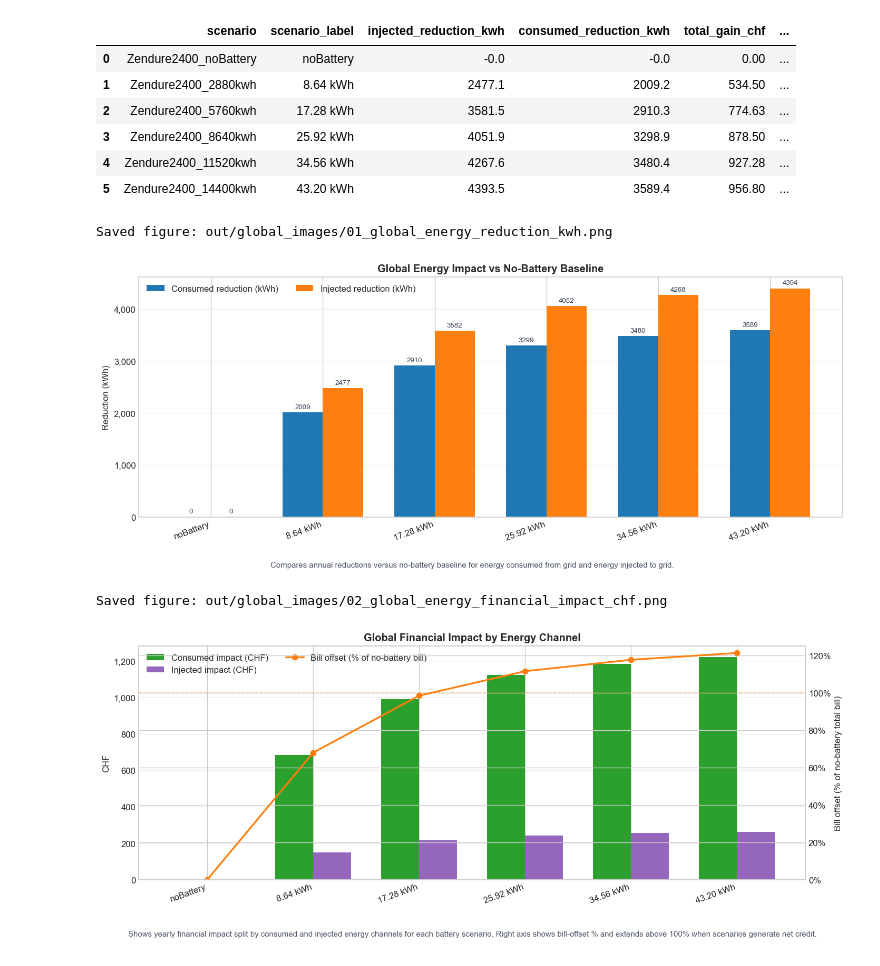
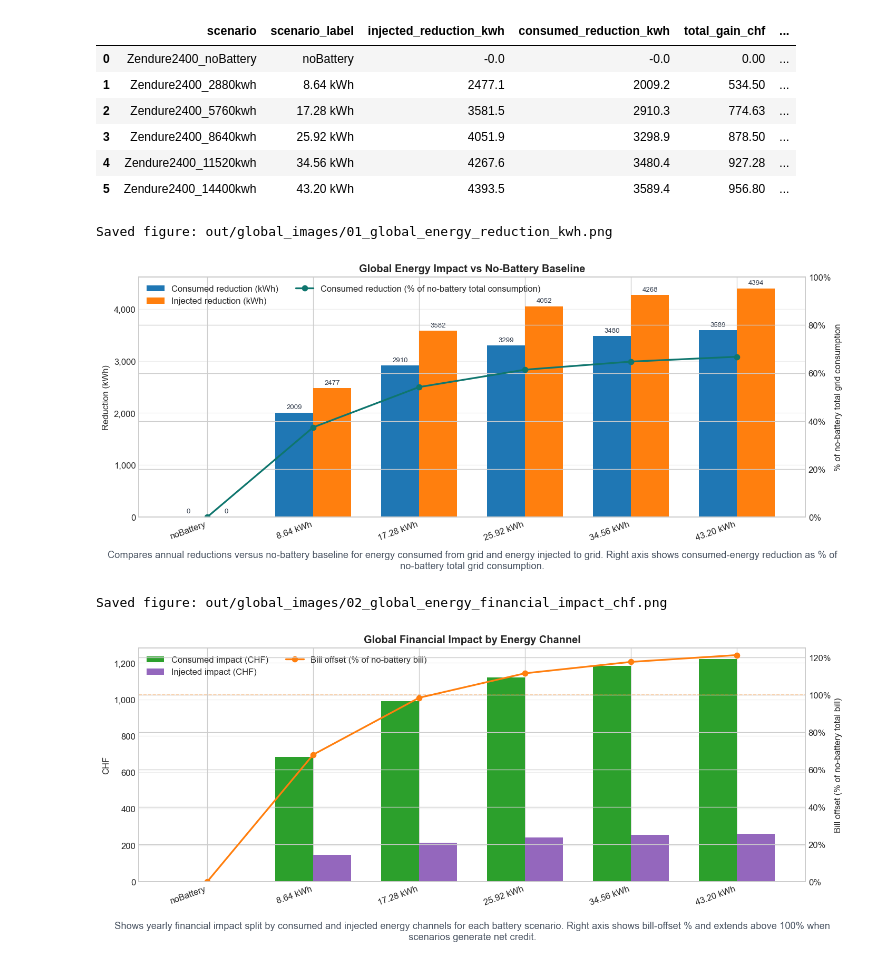
Before and after one commit to nicoMeynet/BatterySimu, a Jupyter notebook: battery_comparison_global.ipynb, the cells around one changed output. Drawn from its saved outputs; the diff is of its cells as text; code cells hidden in the pictures.

Commit message:
visual improvment and graph improvements

```diff
--- a/battery_comparison_global.ipynb
+++ b/battery_comparison_global.ipynb
@@ -84,6 +84,15 @@ for file in FILES:
         if bill_reduction_pct_vs_no_battery not in (None, "")
         else np.nan
     )
+    grid_consumed_without_battery_kwh = float(rent.get("grid_consumed_without_battery_kwh", np.nan) or np.nan)
+    grid_consumed_with_battery_kwh = float(rent.get("grid_consumed_with_battery_kwh", np.nan) or np.nan)
+    grid_consumed_reduction_kwh_total = float(rent.get("grid_consumed_reduction_kwh", consumed_reduction_kwh) or 0)
+    grid_consumed_reduction_pct_vs_no_battery = rent.get("grid_consumed_reduction_pct_vs_no_battery", np.nan)
+    grid_consumed_reduction_pct_vs_no_battery = (
+        float(grid_consumed_reduction_pct_vs_no_battery)
+        if grid_consumed_reduction_pct_vs_no_battery not in (None, "")
+        else np.nan
+    )
     annualized_gain_chf = float(rent.get("annualized_gain_chf", 0) or 0)
     amortization_years = rent.get("amortization_years", np.nan)
     amortization_years = float(amortization_years) if amortization_years not in (None, "") else np.nan
@@ -118,6 +127,10 @@ for file in FILES:
             "bill_with_battery_chf": bill_with_battery_chf,
             "bill_reduction_chf": bill_reduction_chf,
             "bill_reduction_pct_vs_no_battery": bill_reduction_pct_vs_no_battery,
+            "grid_consumed_without_battery_kwh": grid_consumed_without_battery_kwh,
+            "grid_consumed_with_battery_kwh": grid_consumed_with_battery_kwh,
+            "grid_consumed_reduction_kwh_total": grid_consumed_reduction_kwh_total,
+            "grid_consumed_reduction_pct_vs_no_battery": grid_consumed_reduction_pct_vs_no_battery,
             "annualized_gain_chf": annualized_gain_chf,
             "amortization_years": amortization_years,
             "cycles_per_year": cycles_per_year,
@@ -191,37 +204,75 @@ ax.set_ylabel("Reduction (kWh)")
 ax.set_xticks(x)
 ax.set_xticklabels(plot_df["scenario_label"], rotation=20, ha="right")
 ax.yaxis.set_major_formatter(FuncFormatter(lambda v, _: f"{v:,.0f}"))
-ax.legend(frameon=False, ncol=2)
+
+legend_handles, legend_labels = ax.get_legend_handles_labels()
 
 for bars in (bars1, bars2):
     for b in bars:
         h = b.get_height()
         ax.text(
             b.get_x() + b.get_width() / 2,
             h + max(10, 0.01 * plot_df[["consumed_reduction_kwh", "injected_reduction_kwh"]].to_numpy().max()),
             f"{h:.0f}",
             ha="center",
             va="bottom",
             fontsize=8,
             color="#374151",
         )
 
+no_battery_rows = plot_df[plot_df["total_kwh"] == 0]
+consumption_baseline_kwh = (
+    float(no_battery_rows.iloc[0]["grid_consumed_without_battery_kwh"])
+    if not no_battery_rows.empty and pd.notna(no_battery_rows.iloc[0].get("grid_consumed_without_battery_kwh", np.nan))
+    else None
+)
+
+if consumption_baseline_kwh and consumption_baseline_kwh > 0:
+    consumed_reduction_pct = (plot_df["consumed_reduction_kwh"] / consumption_baseline_kwh) * 100.0
+    ax2 = ax.twinx()
+    ax2.plot(
+        x,
+        consumed_reduction_pct,
+        color="#0f766e",
+        marker="o",
+        linewidth=2,
+        label="Consumed reduction (% of no-battery total consumption)",
+    )
+    pct_max = float(np.nanmax(consumed_reduction_pct)) if len(consumed_reduction_pct) else 100.0
+    pct_upper = max(100.0, np.ceil(pct_max / 5.0) * 5.0)
+    ax2.set_ylim(0, pct_upper)
+    ax2.set_ylabel("% of no-battery total grid consumption")
+    ax2.yaxis.set_major_formatter(FuncFormatter(lambda v, _: f"{v:.0f}%"))
+    h2, l2 = ax2.get_legend_handles_labels()
+    legend_handles += h2
+    legend_labels += l2
+
+ax.legend(legend_handles, legend_labels, frameon=False, ncol=2)
 ax.grid(axis="y", alpha=0.3)
+
+footnote = (
+    "Compares annual reductions versus no-battery baseline for energy consumed from grid and energy injected to grid."
+)
+if consumption_baseline_kwh and consumption_baseline_kwh > 0:
+    footnote += " Right axis shows consumed-energy reduction as % of no-battery total grid consumption."
+else:
+    footnote += " Re-run simulations with updated JSON fields to display the right-hand % axis."
+
 fig.text(
     0.5,
     0.01,
-    "Compares annual reductions versus no-battery baseline for energy consumed from grid and energy injected to grid.",
+    footnote,
     ha="center",
-    fontsize=9,
+    fontsize=11,
     color="#4b5563",
     wrap=True,
 )
 plt.tight_layout(rect=[0, 0.06, 1, 1])
 export_current_figure("01_global_energy_reduction_kwh")
 plt.show()
 # %% [output]
 Saved figure: out/global_images/01_global_energy_reduction_kwh.png
-[figure, old version]
+[figure, new version]
 # %%
 plot_df = df_global.copy()
 x = np.arange(len(plot_df))
@@ -320,7 +371,7 @@ fig.text(
     0.01,
     footnote,
     ha="center",
-    fontsize=9,
+    fontsize=11,
     color="#4b5563",
     wrap=True,
 )
@@ -329,7 +380,7 @@ export_current_figure("02_global_energy_financial_impact_chf")
 plt.show()
 # %% [output]
 Saved figure: out/global_images/02_global_energy_financial_impact_chf.png
-[figure, old version]
+[figure, new version]
 # %%
 plot_df = df_global.copy()
 x = np.arange(len(plot_df))
```
Also changed, not shown: parts of 3 cells of this notebook, 3 other files.
